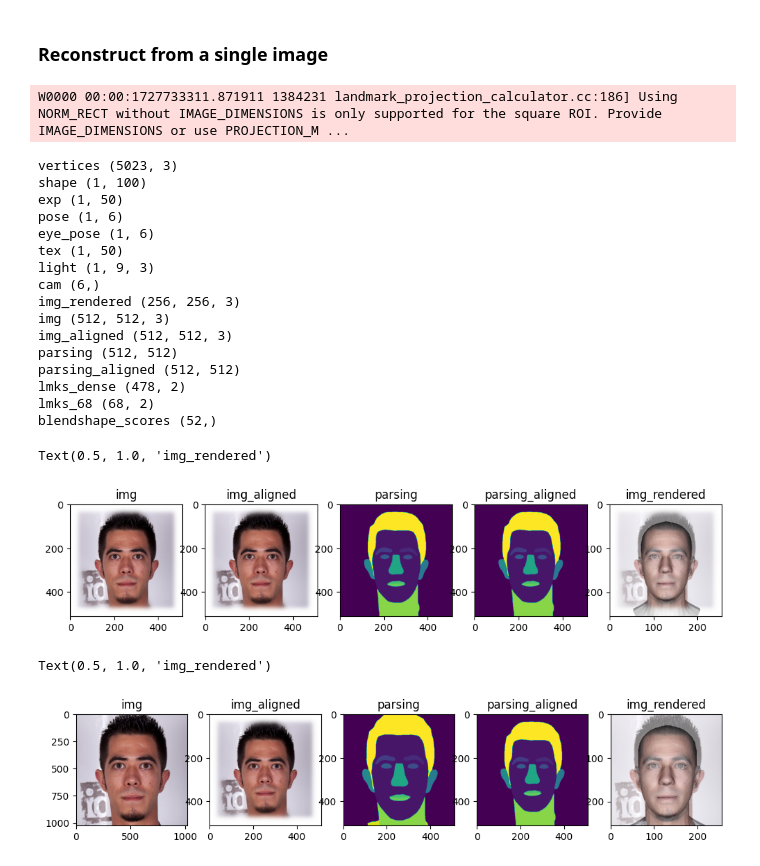
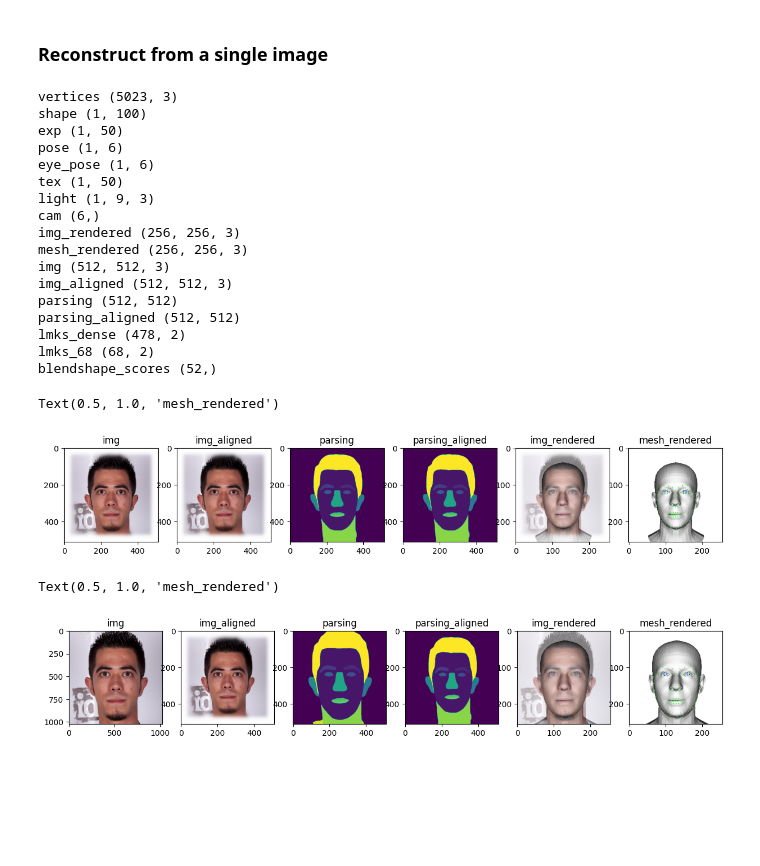
Before and after one commit to PeizhiYan/flame-head-tracker, a Jupyter notebook: Example_single-image-reconstruction.ipynb, the cells around one changed output. Saved outputs shown, nothing was run; the diff lists cells and outputs as text; code cells hidden in the pictures; blank space fills up the shorter version.

```diff
--- a/Example_single-image-reconstruction.ipynb
+++ b/Example_single-image-reconstruction.ipynb
@@ -62,58 +62,61 @@ Flame Tracker ready.
 # %%
 """
 download an example image (from FFHQ dataset):
 https://docs.google.com/uc?export=download&id=1vqQHRarSmzeXmhyYwrbmXQUTdZYmsICF
 
 save to ./assets/00012.png
 """
 
 img_path = './assets/00012.png'
 
 ret_dict = tracker.load_image_and_run(img_path, realign=True) # if realign == True, the fitting is on the realigned image
                                                               # otherwise the fitting is on the original image
 
 # check the returned results
 for key in ret_dict:
     print(f'{key} {ret_dict[key].shape}')
 
 
 # plot some results
-plt.figure(figsize=(12,6))
+plt.figure(figsize=(15,6))
 
-plt.subplot(1,5,1)
+plt.subplot(1,6,1)
 plt.imshow(ret_dict['img']); plt.title('img')
 
-plt.subplot(1,5,2)
+plt.subplot(1,6,2)
 plt.imshow(ret_dict['img_aligned']); plt.title('img_aligned')
 
-plt.subplot(1,5,3)
+plt.subplot(1,6,3)
 plt.imshow(ret_dict['parsing']); plt.title('parsing')
 
-plt.subplot(1,5,4)
+plt.subplot(1,6,4)
 plt.imshow(ret_dict['parsing_aligned']); plt.title('parsing_aligned')
 
-plt.subplot(1,5,5)
+plt.subplot(1,6,5)
 plt.imshow(ret_dict['img_rendered']); plt.title('img_rendered')
+
+plt.subplot(1,6,6)
+plt.imshow(ret_dict['mesh_rendered']); plt.title('mesh_rendered')
 # %% [output]
-W0000 00:00:1727733311.871911 1384231 landmark_projection_calculator.cc:186] Using NORM_RECT without IMAGE_DIMENSIONS is only supported for the square ROI. Provide IMAGE_DIMENSIONS or use PROJECTION_M ...
+vertices (5023, 3)
+shape (1, 100)
+exp (1, 50)
+pose (1, 6)
+eye_pose (1, 6)
+tex (1, 50)
+light (1, 9, 3)
+cam (6,)
+img_rendered (256, 256, 3)
+mesh_rendered (256, 256, 3)
+img (512, 512, 3)
+img_aligned (512, 512, 3)
+parsing (512, 512)
+parsing_aligned (512, 512)
+lmks_dense (478, 2)
+lmks_68 (68, 2)
+blendshape_scores (52,)
-vertices (5023, 3)
-shape (1, 100)
-exp (1, 50)
-pose (1, 6)
-eye_pose (1, 6)
-tex (1, 50)
-light (1, 9, 3)
-cam (6,)
-img_rendered (256, 256, 3)
-img (512, 512, 3)
-img_aligned (512, 512, 3)
-parsing (512, 512)
-parsing_aligned (512, 512)
-lmks_dense (478, 2)
-lmks_68 (68, 2)
-blendshape_scores (52,)
+Text(0.5, 1.0, 'mesh_rendered')
-Text(0.5, 1.0, 'img_rendered')
-[figure, old version]
+[figure, new version]
 # %%
 """
 Set realign to False
@@ -129,22 +132,25 @@ ret_dict = tracker.load_image_and_run(img_path, realign=False) # if realign == T
                                                                # otherwise the fitting is on the original image
 
 # plot some results
-plt.figure(figsize=(12,6))
+plt.figure(figsize=(15,6))
 
-plt.subplot(1,5,1)
+plt.subplot(1,6,1)
 plt.imshow(ret_dict['img']); plt.title('img')
 
-plt.subplot(1,5,2)
+plt.subplot(1,6,2)
 plt.imshow(ret_dict['img_aligned']); plt.title('img_aligned')
 
-plt.subplot(1,5,3)
+plt.subplot(1,6,3)
 plt.imshow(ret_dict['parsing']); plt.title('parsing')
 
-plt.subplot(1,5,4)
+plt.subplot(1,6,4)
 plt.imshow(ret_dict['parsing_aligned']); plt.title('parsing_aligned')
 
-plt.subplot(1,5,5)
+plt.subplot(1,6,5)
 plt.imshow(ret_dict['img_rendered']); plt.title('img_rendered')
+
+plt.subplot(1,6,6)
+plt.imshow(ret_dict['mesh_rendered']); plt.title('mesh_rendered')
 # %% [output]
-Text(0.5, 1.0, 'img_rendered')
+Text(0.5, 1.0, 'mesh_rendered')
-[figure, old version]
+[figure, new version]
```
Also changed, not shown: parts of 1 cell of this notebook, 2 other files.
